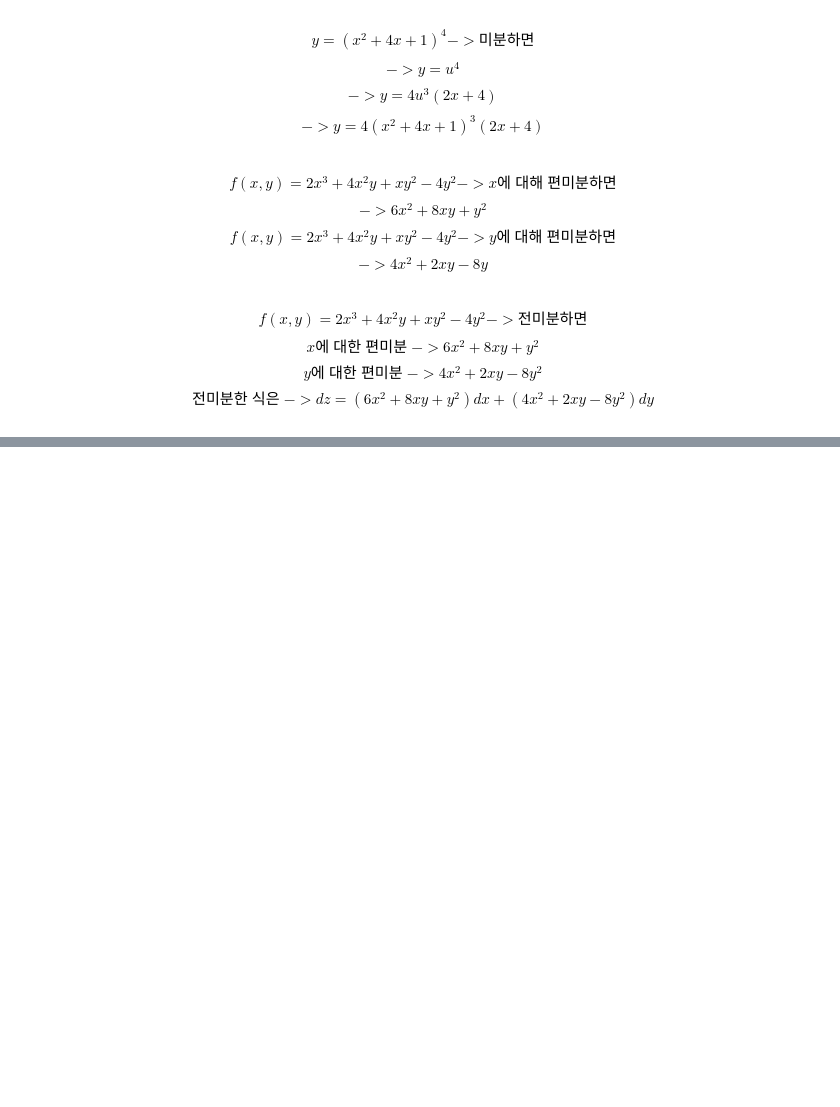
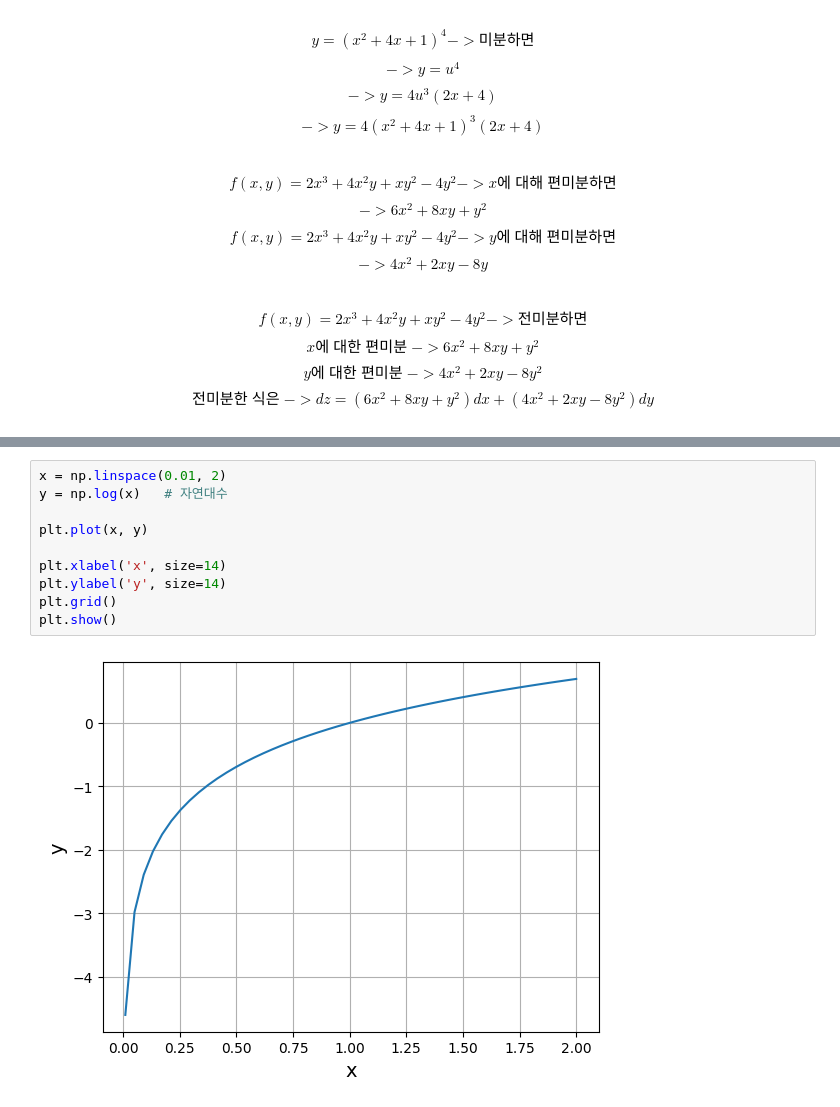
Before and after one commit to MinuSpurs/ML_study, a Jupyter notebook: Basic_AI_Math/5. differential.ipynb, the cells around one changed output, grey strips where cells are left out. Cells and saved outputs as stored; diff of their text form; blank space fills up the shorter version.

```diff
--- a/Basic_AI_Math/5. differential.ipynb
+++ b/Basic_AI_Math/5. differential.ipynb
@@ -67,0 +100,12 @@ $$전미분한\;식은\;-> dz = (6x^2 + 8xy + y^2)dx + (4x^2 + 2xy - 8y^2)dy$$
+# %%
+x = np.linspace(0.01, 2)
+y = np.log(x)   # 자연대수
+
+plt.plot(x, y)
+
+plt.xlabel('x', size=14)
+plt.ylabel('y', size=14)
+plt.grid()
+plt.show()
+# %% [output]
+[figure, added]
```
Also changed, not shown: parts of 8 cells of this notebook.
